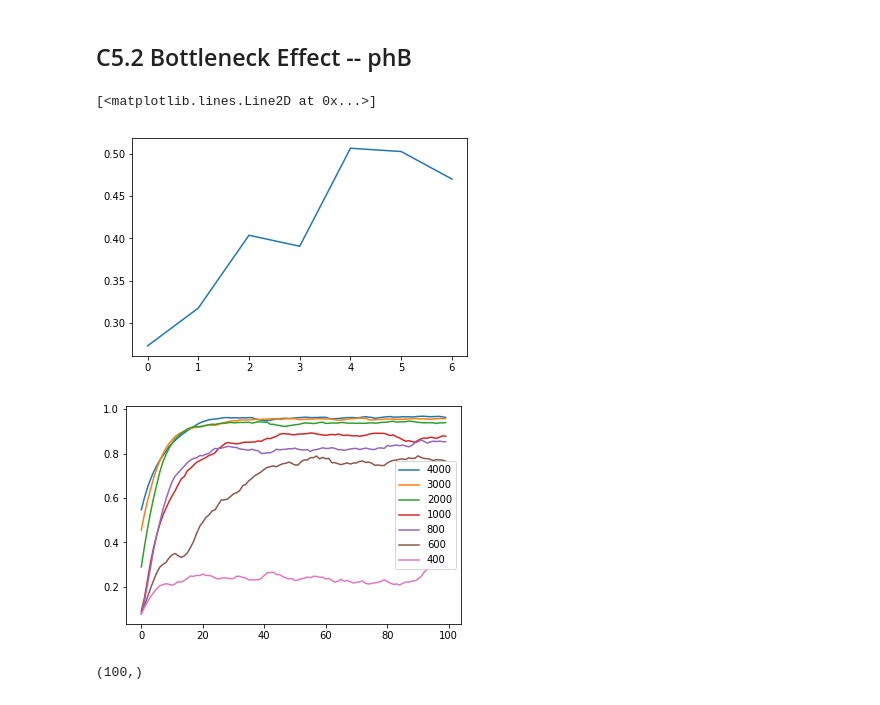
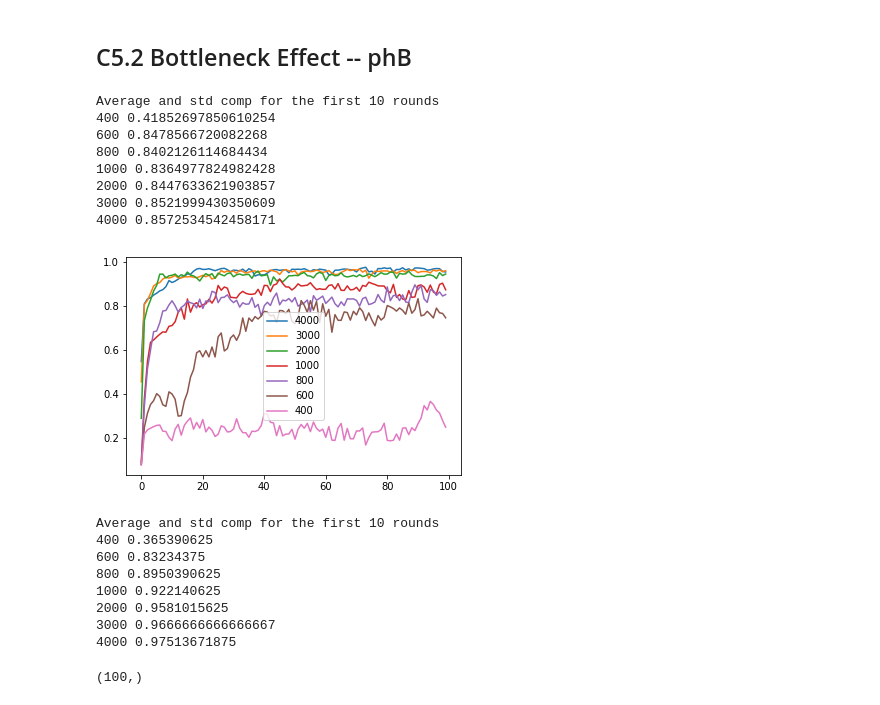
Before and after one commit to Joshua-Edinburgh/numeral_thesis, a Jupyter notebook: show_figures02.ipynb, the cells around one changed output. Cells and saved outputs as stored; diff of their text form; code cells hidden in the pictures.

```diff
--- a/show_figures02.ipynb
+++ b/show_figures02.ipynb
@@ -55,14 +56,14 @@ def cmp_avg_std(CMP_phA):
 CMP_phA5000 = cmp_avg_std(np.load(path+Path_phA5000+CMP))
 CMP_phA2000 = cmp_avg_std(np.load(path+Path_phA2000+CMP))
 CMP_phA1500 = cmp_avg_std(np.load(path+Path_phA1500+CMP))
-CMP_phA1000 = cmp_avg_std(np.load(path+Path_phA1500+CMP))
+CMP_phA1000 = cmp_avg_std(np.load(path+Path_phA1000+CMP))
 CMP_phA1200 = cmp_avg_std(np.load(path+Path_phA1200+CMP))
 CMP_phA800  = cmp_avg_std(np.load(path+Path_phA800+CMP))
-CMP_phA600  = cmp_avg_std(np.load(path+Path_phA600+CMP))
+#CMP_phA600  = cmp_avg_std(np.load(path+Path_phA600+CMP))
 CMP_phA400  = cmp_avg_std(np.load(path+Path_phA400+CMP))
 CMP_phA200  = cmp_avg_std(np.load(path+Path_phA200+CMP))
 CMP_phA100  = cmp_avg_std(np.load(path+Path_phA100+CMP))
-CMP_phA50   = cmp_avg_std(np.load(path+Path_phA50+CMP))
+#CMP_phA50   = cmp_avg_std(np.load(path+Path_phA50+CMP))
 # %%
 plt.plot(CMP_phA5000[0],label='5000',alpha=0.5)
 plt.plot(CMP_phA2000[0],label='2000',alpha=0.5)
@@ -118,31 +130,34 @@ Average and std comp for the first 10 rounds
 # %%
-CONV_SPD = [80, 90]
+CONV_SPD = [90, 99]
 
 avg_5000 = CMP_phA5000[0][CONV_SPD[0]:CONV_SPD[1]].mean()
 avg_2000 = CMP_phA2000[0][CONV_SPD[0]:CONV_SPD[1]].mean()
 avg_1500 = CMP_phA1500[0][CONV_SPD[0]:CONV_SPD[1]].mean()
 avg_1200 = CMP_phA1200[0][CONV_SPD[0]:CONV_SPD[1]].mean()
+avg_1000 = CMP_phA1000[0][CONV_SPD[0]:CONV_SPD[1]].mean()
 avg_800  = CMP_phA800[0][CONV_SPD[0]:CONV_SPD[1]].mean()
-avg_600  = CMP_phA600[0][CONV_SPD[0]:CONV_SPD[1]].mean()
+#avg_600  = CMP_phA600[0][CONV_SPD[0]:CONV_SPD[1]].mean()
 avg_400  = CMP_phA400[0][CONV_SPD[0]:CONV_SPD[1]].mean()
 avg_200  = CMP_phA200[0][CONV_SPD[0]:CONV_SPD[1]].mean()
 avg_100  = CMP_phA100[0][CONV_SPD[0]:CONV_SPD[1]].mean()
-avg_50   = CMP_phA50[0][CONV_SPD[0]:CONV_SPD[1]].mean()
+#avg_50   = CMP_phA50[0][CONV_SPD[0]:CONV_SPD[1]].mean()
 
 std_5000 = CMP_phA5000[0][CONV_SPD[0]:CONV_SPD[1]].std()
 std_2000 = CMP_phA2000[0][CONV_SPD[0]:CONV_SPD[1]].std()
 std_1500 = CMP_phA1500[0][CONV_SPD[0]:CONV_SPD[1]].std()
 std_1200 = CMP_phA1200[0][CONV_SPD[0]:CONV_SPD[1]].std()
+std_1000 = CMP_phA1000[0][CONV_SPD[0]:CONV_SPD[1]].std()
 std_800  = CMP_phA800[0][CONV_SPD[0]:CONV_SPD[1]].std()
-std_600  = CMP_phA600[0][CONV_SPD[0]:CONV_SPD[1]].std()
+#std_600  = CMP_phA600[0][CONV_SPD[0]:CONV_SPD[1]].std()
 std_400  = CMP_phA400[0][CONV_SPD[0]:CONV_SPD[1]].std()
 std_200  = CMP_phA200[0][CONV_SPD[0]:CONV_SPD[1]].std()
 std_100  = CMP_phA100[0][CONV_SPD[0]:CONV_SPD[1]].std()
-std_50   = CMP_phA50[0][CONV_SPD[0]:CONV_SPD[1]].std()
+#std_50   = CMP_phA50[0][CONV_SPD[0]:CONV_SPD[1]].std()
 
-y_plt_avg = np.asarray([avg_50, avg_100, avg_200, avg_400, avg_600, avg_800, avg_1200, avg_1500, avg_2000, avg_5000])
-y_plt_std = np.asarray([std_50, std_100, std_200, std_400, std_600, std_800, std_1200, std_1500, std_2000, std_5000])
-print('Average comp for the last 10 rounds')
-print(y_plt_avg)
-print(y_plt_std)
+y_plt_avg = np.asarray([avg_100, avg_200, avg_400, avg_800, avg_1000, avg_1500, avg_2000, avg_5000, avg_5000, avg_5000])
+y_plt_std = np.asarray([std_100, std_200, std_400, std_800, std_1000, std_1500, std_2000, std_5000, std_5000, std_5000])
+print('Average and std comp for the last 10 rounds')
+
+for i in range(len(NS_LIST)):
+    print(NS_LIST[i], y_plt_avg[i])
 # %% [output]
@@ -155,6 +193,7 @@ Average comp for the last 10 rounds
 C5.2 Bottleneck Effect -- phB
 ----------
 # %%
+NS_LIST_B = [400, 600, 800, 1000, 2000, 3000, 4000]
 CMP_phB4000 = cmp_avg_std(np.load(path+Path_phB4000+CMP))
 CMP_phB3000 = cmp_avg_std(np.load(path+Path_phB3000+CMP))
 CMP_phB2000 = cmp_avg_std(np.load(path+Path_phB2000+CMP))
@@ -163,7 +202,7 @@ CMP_phB800  = cmp_avg_std(np.load(path+Path_phB800+CMP))
 CMP_phB600  = cmp_avg_std(np.load(path+Path_phB600+CMP))
 CMP_phB400  = cmp_avg_std(np.load(path+Path_phB400+CMP))
 
-CONV_SPD = [0, 10]
+CONV_SPD = [90, 99]
 #CONV_PER = [85, 95]
 
 Bavg_4000 = CMP_phB4000[0][CONV_SPD[0]:CONV_SPD[1]].mean()
@@ -175,30 +214,55 @@ Bavg_600 = CMP_phB600[0][CONV_SPD[0]:CONV_SPD[1]].mean()
 Bavg_400 = CMP_phB400[0][CONV_SPD[0]:CONV_SPD[1]].mean()
 
 y_plt_avg = np.asarray([Bavg_400, Bavg_600, Bavg_800, Bavg_1000, Bavg_2000,Bavg_3000,Bavg_4000])
-plt.plot(y_plt_avg)
+
+print('Average and std comp for the first 10 rounds')
+
+for i in range(len(NS_LIST_B)):
+    print(NS_LIST_B[i], y_plt_avg[i])
 # %% [output]
-[<matplotlib.lines.Line2D at 0x...>]
+Average and std comp for the first 10 rounds
+400 0.41852697850610254
+600 0.8478566720082268
+800 0.8402126114684434
+1000 0.8364977824982428
+2000 0.8447633621903857
+3000 0.8521999430350609
+4000 0.8572534542458171
-[figure, removed]
 # %%
 RWD_phB4000 = cmp_avg_std(np.load(path+Path_phB4000+RWD)/64)
 RWD_phB3000 = cmp_avg_std(np.load(path+Path_phB3000+RWD)/64)
 RWD_phB2000 = cmp_avg_std(np.load(path+Path_phB2000+RWD)/64)
 RWD_phB1000 = cmp_avg_std(np.load(path+Path_phB1000+RWD)/64)
 RWD_phB800  = cmp_avg_std(np.load(path+Path_phB800+RWD)/64)
 RWD_phB600  = cmp_avg_std(np.load(path+Path_phB600+RWD)/64)
 RWD_phB400  = cmp_avg_std(np.load(path+Path_phB400+RWD)/64)
 
 plt.plot(RWD_phB4000[0],label='4000')
 plt.plot(RWD_phB3000[0],label='3000')
 plt.plot(RWD_phB2000[0],label='2000')
 plt.plot(RWD_phB1000[0],label='1000')
 plt.plot(RWD_phB800[0],label='800')
 plt.plot(RWD_phB600[0],label='600')
 plt.plot(RWD_phB400[0],label='400')
 plt.legend()
 plt.show()
+
+y_plt_avg = np.asarray([RWD_phB400, RWD_phB600, RWD_phB800, RWD_phB1000, RWD_phB2000,RWD_phB3000,RWD_phB4000])
+
+print('Average and std comp for the first 10 rounds')
+
+for i in range(len(NS_LIST_B)):
+    print(NS_LIST_B[i], y_plt_avg[i].max())
 # %% [output]
-[figure, old version]
+[figure, new version]
+Average and std comp for the first 10 rounds
+400 0.365390625
+600 0.83234375
+800 0.8950390625
+1000 0.922140625
+2000 0.9581015625
+3000 0.9666666666666667
+4000 0.97513671875
 # %%
 RWD_phB400[0].shape
 # %% [output]
```
Also changed, not shown: parts of 6 cells of this notebook.
